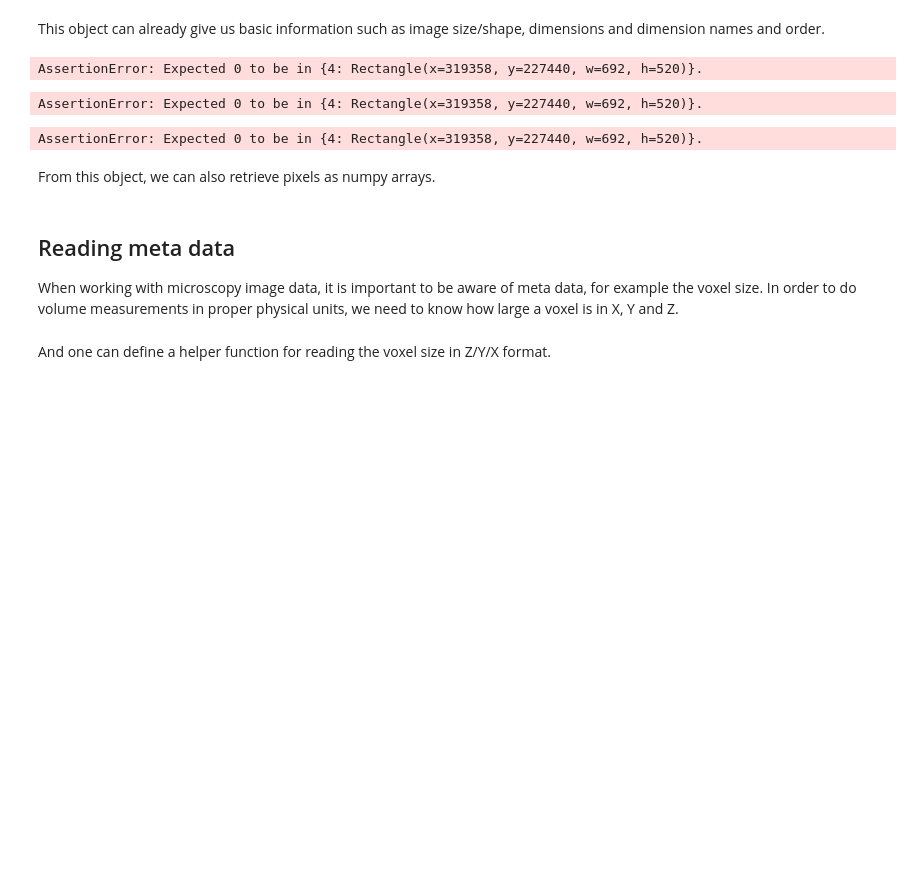
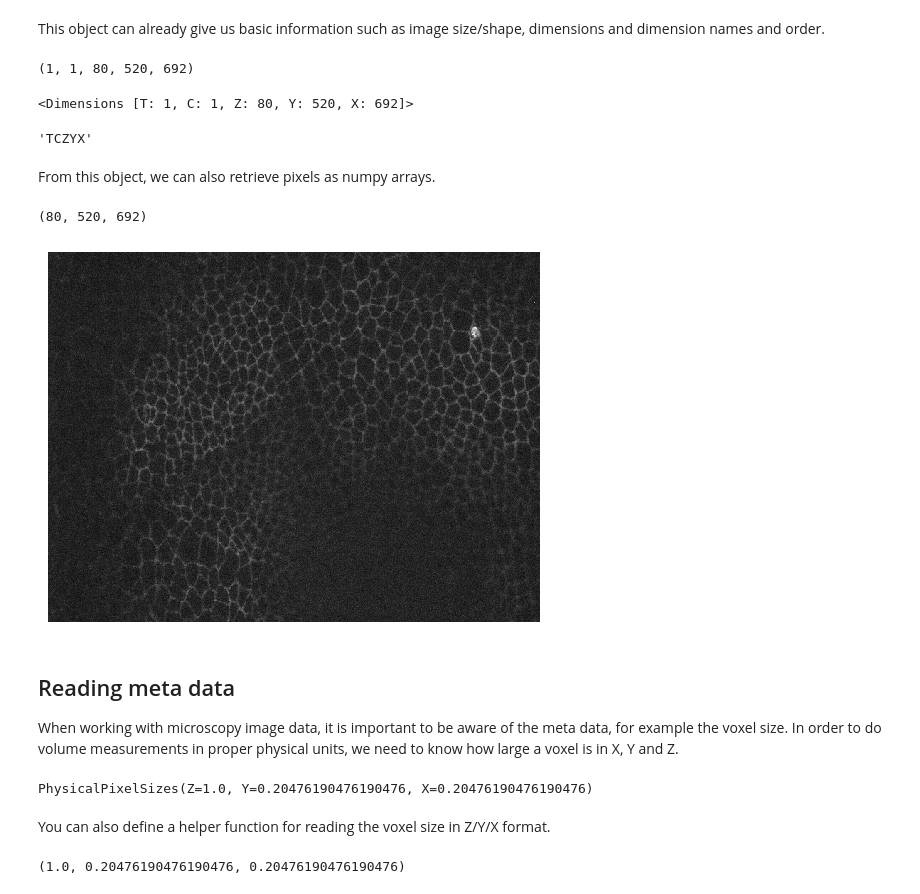
Before and after one commit to kaabl/BioImageAnalysisNotebooks, a Jupyter notebook: docs/12a_image_file_formats/opening_images_using_bioio.ipynb, the cells around one changed output. Saved outputs shown, nothing was run; the diff lists cells and outputs as text; code cells hidden in the pictures; blank space fills up the shorter version.

```diff
--- a/docs/12a_image_file_formats/opening_images_using_bioio.ipynb
+++ b/docs/12a_image_file_formats/opening_images_using_bioio.ipynb
@@ -23,4 +34,4 @@ First, we create an `BioImage` object to see if it understands our file format.
 # %%
-bio_image = BioImage("../../data/PupalWing.czi")
-bio_image
+image = BioImage("../../data/PupalWing.czi", use_aicspylibczi=True)
+image
 # %% [output]
@@ -28,30 +39,36 @@ bio_image
 # %% [markdown]
 This object can already give us basic information such as image size/shape, dimensions and dimension names and order.
 # %%
-bio_image.shape
+image.shape
 # %% [output]
-AssertionError: Expected 0 to be in {4: Rectangle(x=319358, y=227440, w=692, h=520)}.
+(1, 1, 80, 520, 692)
 # %%
-bio_image.dims
+image.dims
 # %% [output]
-AssertionError: Expected 0 to be in {4: Rectangle(x=319358, y=227440, w=692, h=520)}.
+<Dimensions [T: 1, C: 1, Z: 80, Y: 520, X: 692]>
 # %%
-bio_image.dims.order
+image.dims.order
 # %% [output]
-AssertionError: Expected 0 to be in {4: Rectangle(x=319358, y=227440, w=692, h=520)}.
+'TCZYX'
 # %% [markdown]
 From this object, we can also retrieve pixels as numpy arrays.
 # %%
-np_image = bio_image.get_image_data("ZYX", T=0)
+np_image = image.get_image_data("ZYX", T=0)
 np_image.shape
+# %% [output]
+(80, 520, 692)
 # %%
-imshow(np_image[128])
+imshow(np_image[35])
+# %% [output]
+[figure, added]
 # %% [markdown]
 ## Reading meta data
 
-When working with microscopy image data, it is important to be aware of meta data, for example the voxel size. In order to do volume measurements in proper physical units, we need to know how large a voxel is in X, Y and Z.
+When working with microscopy image data, it is important to be aware of the meta data, for example the voxel size. In order to do volume measurements in proper physical units, we need to know how large a voxel is in X, Y and Z.
 # %%
-bio_image.physical_pixel_sizes
+image.physical_pixel_sizes
+# %% [output]
+PhysicalPixelSizes(Z=1.0, Y=0.20476190476190476, X=0.20476190476190476)
 # %% [markdown]
-And one can define a helper function for reading the voxel size in Z/Y/X format.
+You can also define a helper function for reading the voxel size in Z/Y/X format.
 # %%
@@ -62,4 +79,6 @@ def get_voxel_size_from_aics_image(bio_image):
 # %%
-get_voxel_size_from_aics_image(bio_image)
+get_voxel_size_from_aics_image(image)
+# %% [output]
+(1.0, 0.20476190476190476, 0.20476190476190476)
 # %% [markdown]
 ## Exercise
```
Also changed, not shown: parts of 9 cells of this notebook, 2 other files.
